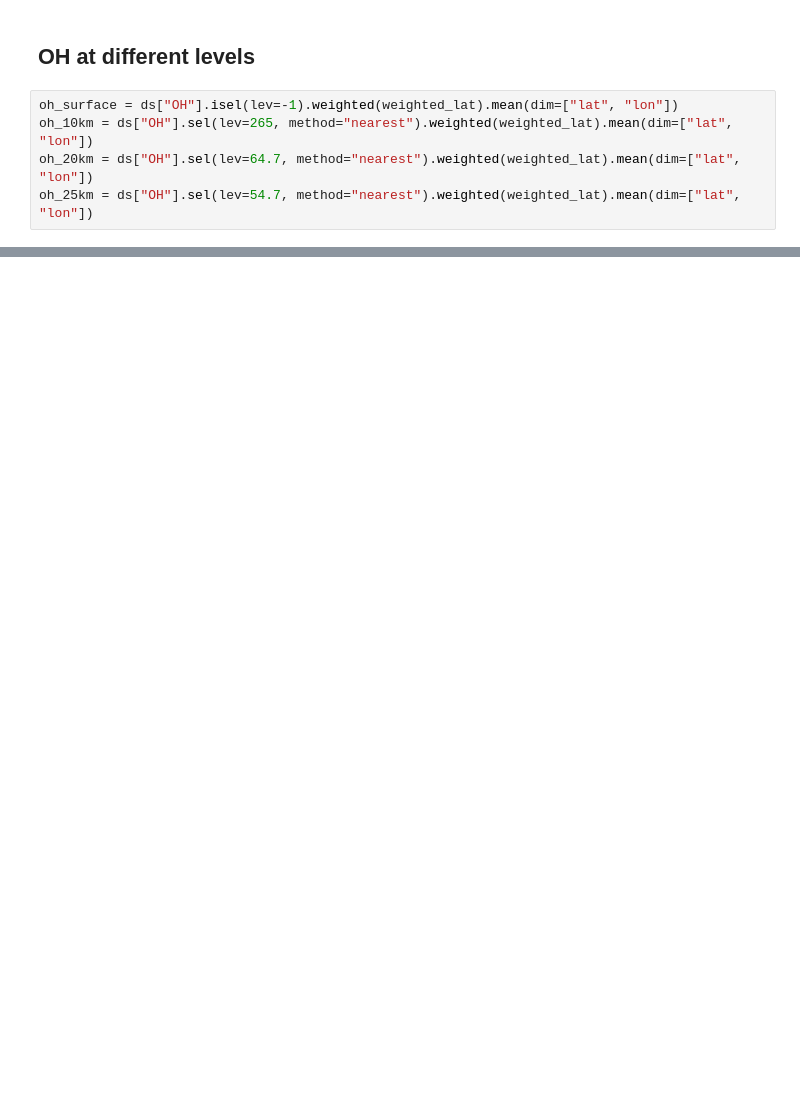
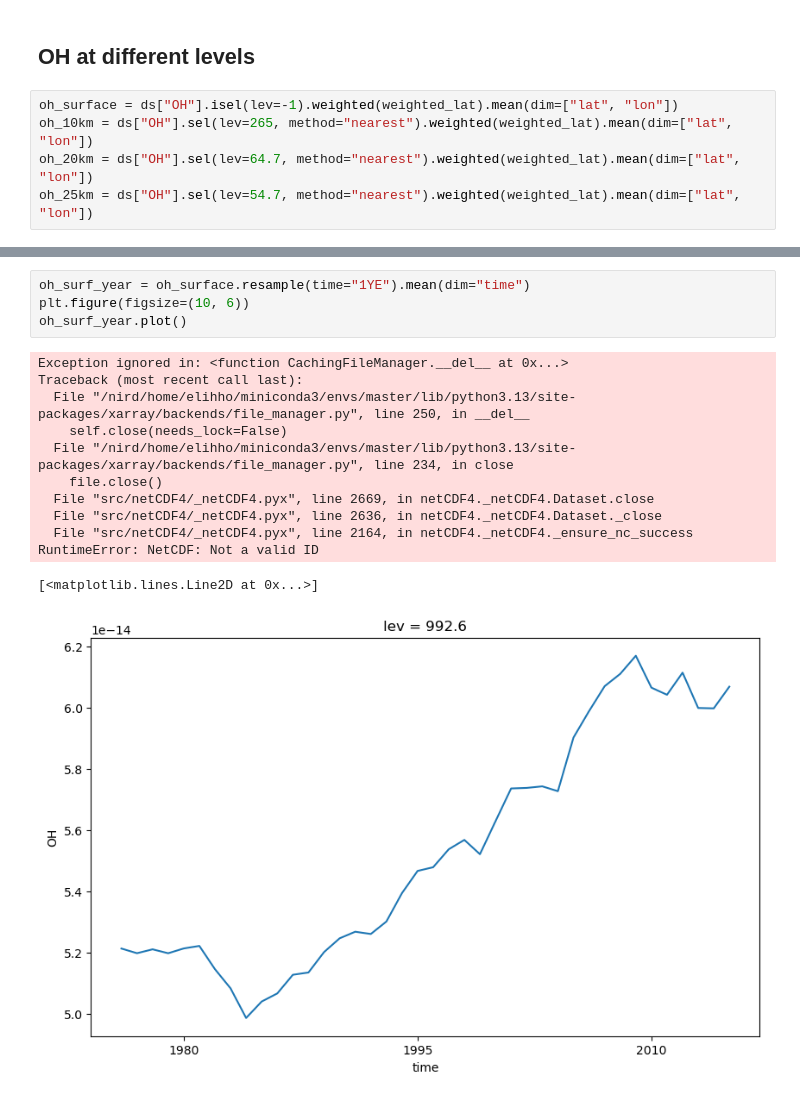
Before and after one commit to EliHHogemo/master_thesis, a Jupyter notebook: test_files.ipynb, the cells around one changed output, grey strips where cells are left out. Cells and saved outputs as stored; diff of their text form; blank space fills up the shorter version.

Commit message:
SO2 in Tg S, H2SO4, precip rate in mm/day and annual OH surface fixed

```diff
--- a/test_files.ipynb
+++ b/test_files.ipynb
@@ -1013 +1198,18 @@ plt.show()
 [figure]
+# %%
+oh_surf_year = oh_surface.resample(time="1YE").mean(dim="time")
+plt.figure(figsize=(10, 6))
+oh_surf_year.plot()
+# %% [output]
+Exception ignored in: <function CachingFileManager.__del__ at 0x...>
+Traceback (most recent call last):
+  File "/nird/home/elihho/miniconda3/envs/master/lib/python3.13/site-packages/xarray/backends/file_manager.py", line 250, in __del__
+    self.close(needs_lock=False)
+  File "/nird/home/elihho/miniconda3/envs/master/lib/python3.13/site-packages/xarray/backends/file_manager.py", line 234, in close
+    file.close()
+  File "src/netCDF4/_netCDF4.pyx", line 2669, in netCDF4._netCDF4.Dataset.close
+  File "src/netCDF4/_netCDF4.pyx", line 2636, in netCDF4._netCDF4.Dataset._close
+  File "src/netCDF4/_netCDF4.pyx", line 2164, in netCDF4._netCDF4._ensure_nc_success
+RuntimeError: NetCDF: Not a valid ID
+[<matplotlib.lines.Line2D at 0x...>]
+[figure, added]
```
Also changed, not shown: parts of 16 cells of this notebook, 1 other file.
